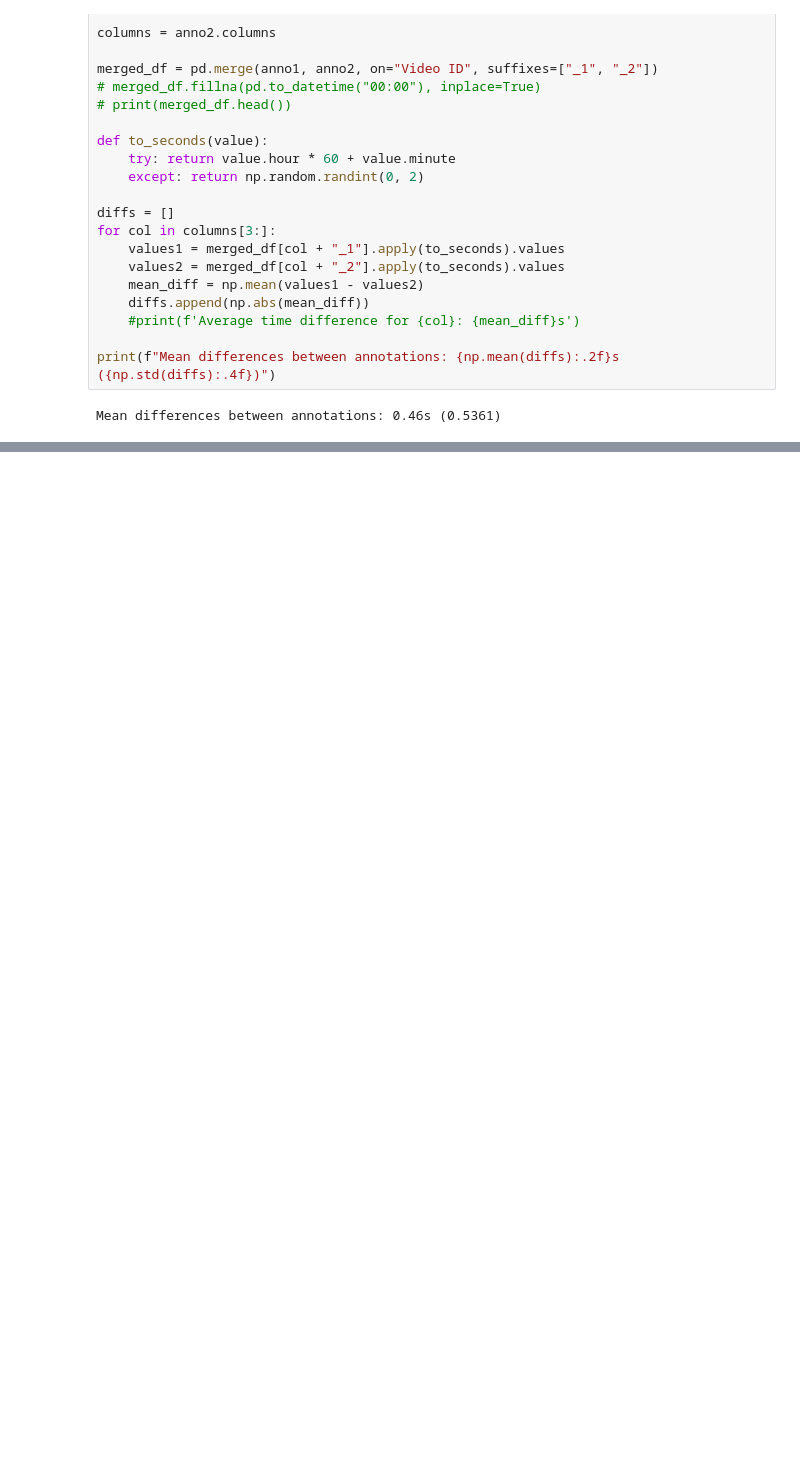
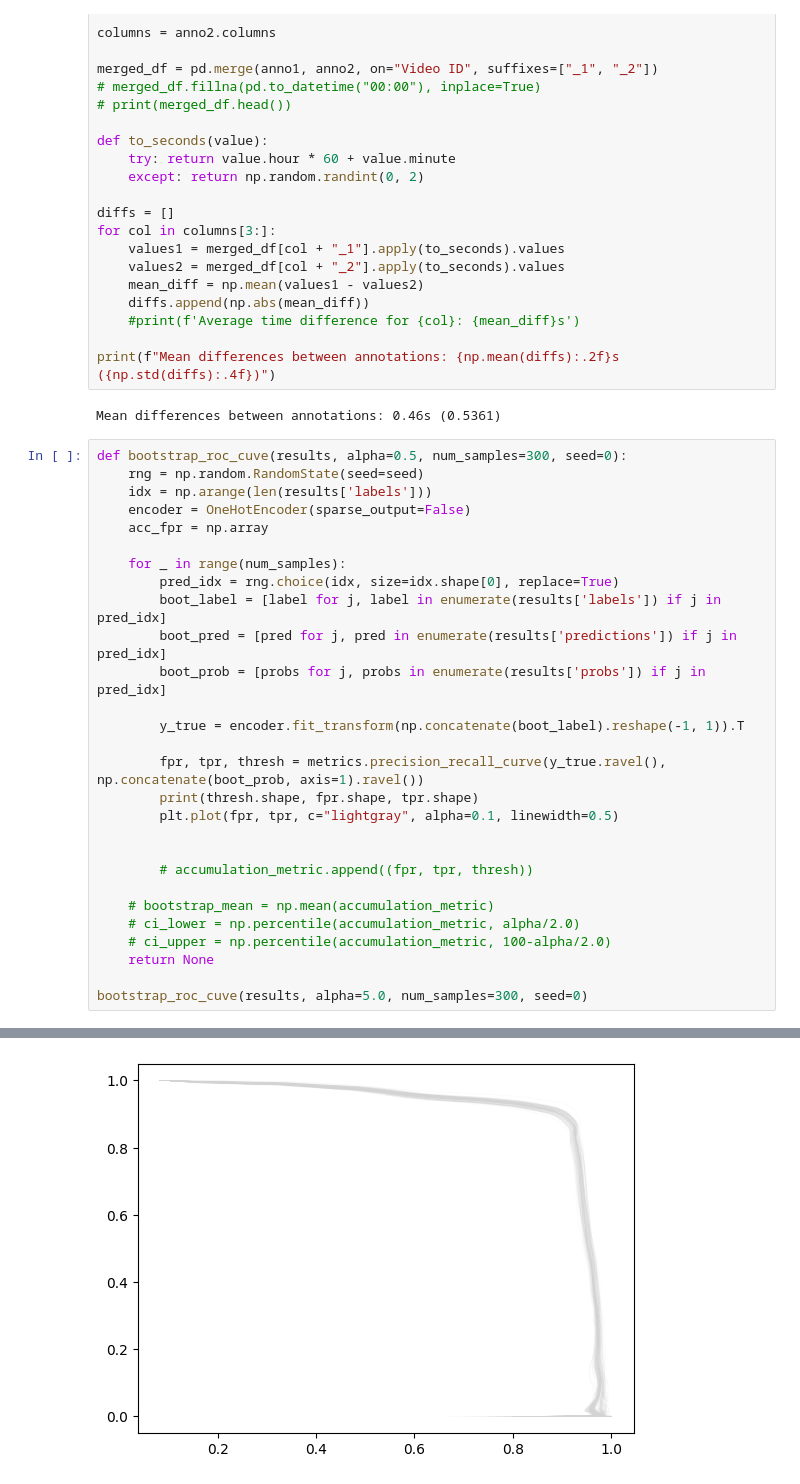
Before and after one commit to Bhuvan-21/MS-TCN2-med, a Jupyter notebook: notebooks/experiments.ipynb, the cells around one changed output, grey strips where cells are left out. Cells and saved outputs as stored; diff of their text form; blank space fills up the shorter version.

```diff
--- a/notebooks/experiments.ipynb
+++ b/notebooks/experiments.ipynb
@@ -248,3 +257,32 @@ for col in columns[3:]:
 print(f"Mean differences between annotations: {np.mean(diffs):.2f}s ({np.std(diffs):.4f})")
 # %% [output]
 Mean differences between annotations: 0.46s (0.5361)
+# %%
+def bootstrap_roc_cuve(results, alpha=0.5, num_samples=300, seed=0):
+    rng = np.random.RandomState(seed=seed)
+    idx = np.arange(len(results['labels']))
+    encoder = OneHotEncoder(sparse_output=False)
+    acc_fpr = np.array
+
+    for _ in range(num_samples):
+        pred_idx = rng.choice(idx, size=idx.shape[0], replace=True)
+        boot_label = [label for j, label in enumerate(results['labels']) if j in pred_idx]
+        boot_pred = [pred for j, pred in enumerate(results['predictions']) if j in pred_idx]
+        boot_prob = [probs for j, probs in enumerate(results['probs']) if j in pred_idx]
+
+        y_true = encoder.fit_transform(np.concatenate(boot_label).reshape(-1, 1)).T
+
+        fpr, tpr, thresh = metrics.precision_recall_curve(y_true.ravel(), np.concatenate(boot_prob, axis=1).ravel())
+        print(thresh.shape, fpr.shape, tpr.shape)
+        plt.plot(fpr, tpr, c="lightgray", alpha=0.1, linewidth=0.5)
+
+
+        # accumulation_metric.append((fpr, tpr, thresh))
+
+    # bootstrap_mean = np.mean(accumulation_metric)
+    # ci_lower = np.percentile(accumulation_metric, alpha/2.0)
+    # ci_upper = np.percentile(accumulation_metric, 100-alpha/2.0)
+    return None
+
+bootstrap_roc_cuve(results, alpha=5.0, num_samples=300, seed=0)
+# %% [output]
@@ -250,0 +306 @@ Mean differences between annotations: 0.46s (0.5361)
+[figure, added]
```
Also changed, not shown: parts of 8 cells of this notebook, 6 other files.
